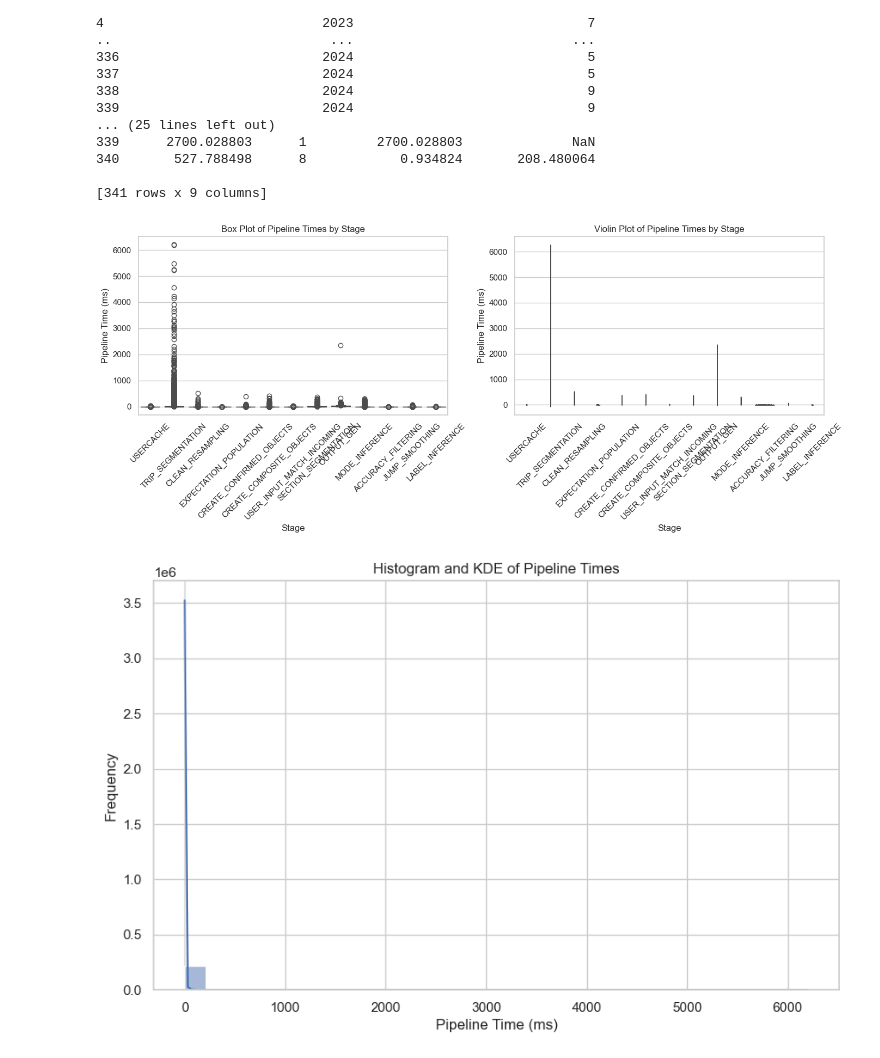
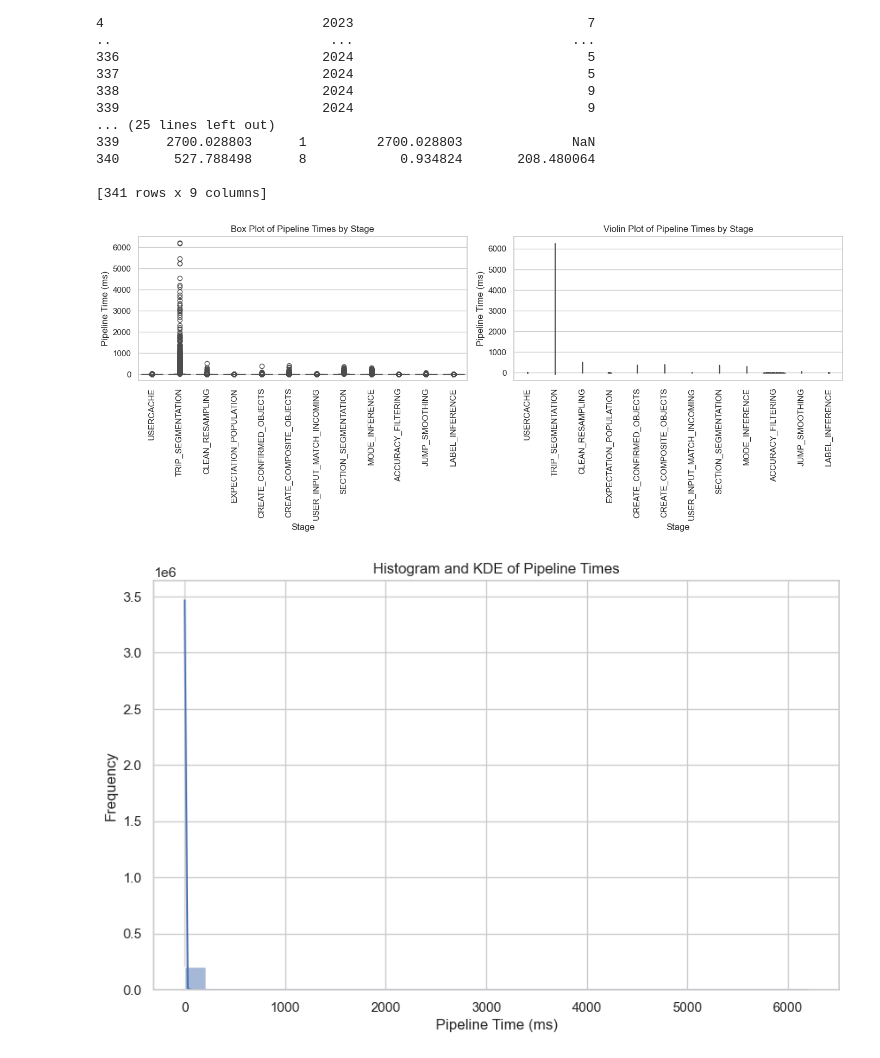
Before and after one commit to e-mission/e-mission-eval-private-data, a Jupyter notebook: op_admin_dash/pipeline/pipeline_analysis.ipynb, the cells around one changed output. Cells and saved outputs as stored; diff of their text form; code cells hidden in the pictures.

```diff
--- a/op_admin_dash/pipeline/pipeline_analysis.ipynb
+++ b/op_admin_dash/pipeline/pipeline_analysis.ipynb
@@ -98,3 +98,8 @@ metadata.write_local_dt.minute        int64
 3        CLEAN_RESAMPLING  1.692555e+09      0.626720
 4  EXPECTATION_POPULATION  1.692555e+09      0.041959
 215954
+# %%
+filtered_df = df[df['data.name'].str.lower() != 'output_gen']
+
+df = filtered_df
+print(df)
@@ -151,31 +174,31 @@ sns.set(style="whitegrid")
 # %%
 # Function to visualize the distribution of pipeline times
 def visualize_pipeline_time_distribution(data_df):
     plt.figure(figsize=(14, 6))
 
     # Box Plot
     plt.subplot(1, 2, 1)
     sns.boxplot(x='data.name', y='data.reading', data=data_df)
     plt.title('Box Plot of Pipeline Times by Stage')
     plt.xlabel('Stage')
     plt.ylabel('Pipeline Time (ms)')  # Added units in milliseconds
-    plt.xticks(rotation=45)
+    plt.xticks(rotation=90)
 
     # Violin Plot
     plt.subplot(1, 2, 2)
     sns.violinplot(x='data.name', y='data.reading', data=data_df, inner='quartile')
     plt.title('Violin Plot of Pipeline Times by Stage')
     plt.xlabel('Stage')
     plt.ylabel('Pipeline Time (ms)')  # Added units in milliseconds
-    plt.xticks(rotation=45)
+    plt.xticks(rotation=90)
 
     plt.tight_layout()
     plt.show()
 
 # Visualize the distribution of pipeline times
 visualize_pipeline_time_distribution(df)
 # %% [output]
-[figure, old version]
+[figure, new version]
 # %%
 # Additional Analysis: Histogram and KDE
 def plot_histogram_kde(data_df):
@@ -189,7 +212,7 @@ def plot_histogram_kde(data_df):
 # Plot the histogram and KDE of pipeline times
 plot_histogram_kde(df)
 # %% [output]
-[figure, old version]
+[figure, new version]
 # %%
 # Scatter Plot: Pipeline Time vs. Timestamp
 def plot_scatter_time(data_df):
```
Also changed, not shown: parts of 9 cells of this notebook, 1 other file.
